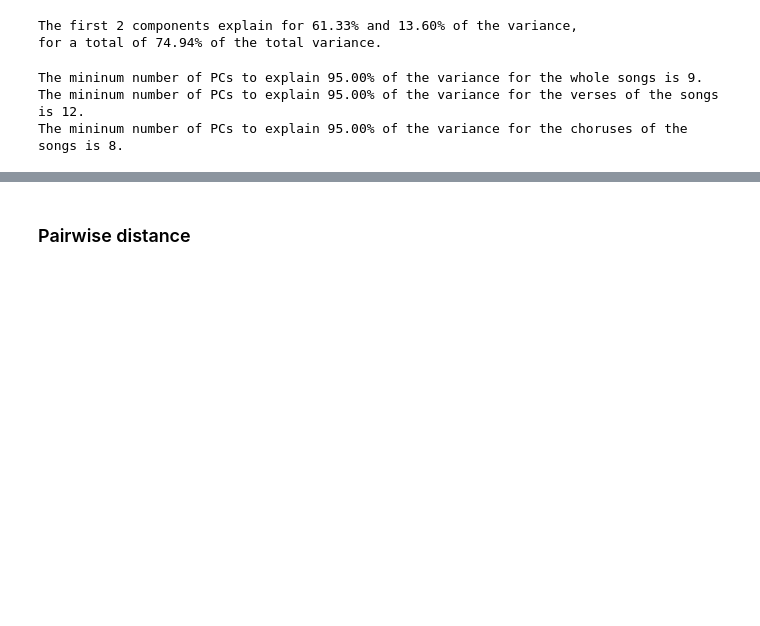
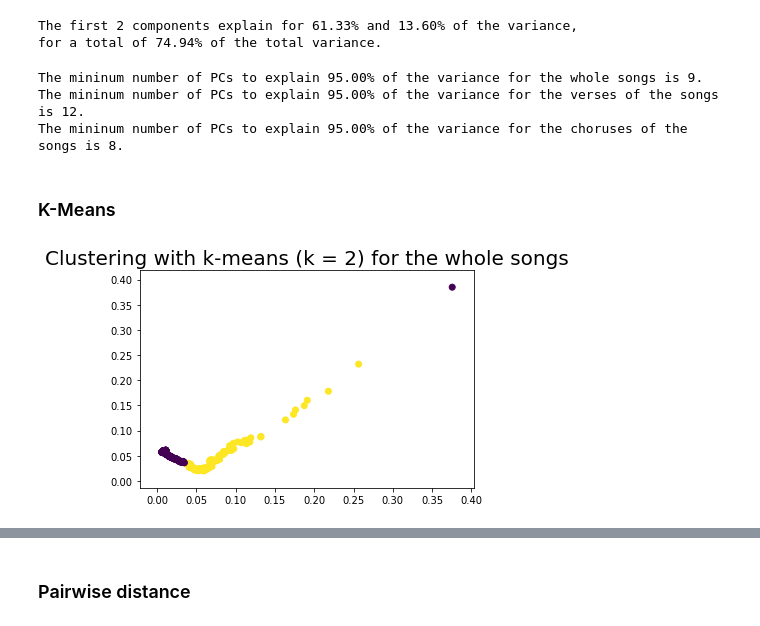
Before and after one commit to GiacomoAlliata/DigitalMusicologyProject, a Jupyter notebook: data_preprocessing.ipynb, the cells around one changed output, grey strips where cells are left out. Cells and saved outputs as stored; diff of their text form; code cells hidden in the pictures; blank space fills up the shorter version.

Commit message:
Add kmeans clustering

```diff
--- a/data_preprocessing.ipynb
+++ b/data_preprocessing.ipynb
@@ -609,3 +606,0 @@ Let's only keep songs that have both a verse and a chorus.
-# %%
-beats_collection_df = beats_collection_df.merge(valid_songs.reset_index().rename(columns = {TYPE:"valid"}),on = SONG_ID)
-beats_collection_df = beats_collection_df[beats_collection_df.valid].drop(columns = 'valid')
@@ -1253,3 +1244,5 @@ MinNumberCompRequired(df_bow_chorus, 0.95, 'choruses of the songs')
 The mininum number of PCs to explain 95.00% of the variance for the whole songs is 9.
 The mininum number of PCs to explain 95.00% of the variance for the verses of the songs is 12.
 The mininum number of PCs to explain 95.00% of the variance for the choruses of the songs is 8.
+# %% [markdown]
+### K-Means
@@ -1255,0 +1251,12 @@ The mininum number of PCs to explain 95.00% of the variance for the choruses of
+# %%
+def ClusteringVisualization_KMeans(X, title):
+    kmeans = KMeans(n_clusters = 2)
+    data = kmeans.fit_transform(X)
+    labels = kmeans.labels_
+    plt.scatter(x = data[:,0], y = data[:,1], c = labels.astype(np.float))
+    plt.title(title, fontsize = 20)
+    plt.show()
+# %%
+ClusteringVisualization_KMeans(df_bow.loc[:, features].values, 'Clustering with k-means (k = 2) for the whole songs')
+# %% [output]
+[figure, added]
```
Also changed, not shown: parts of 9 cells of this notebook.
